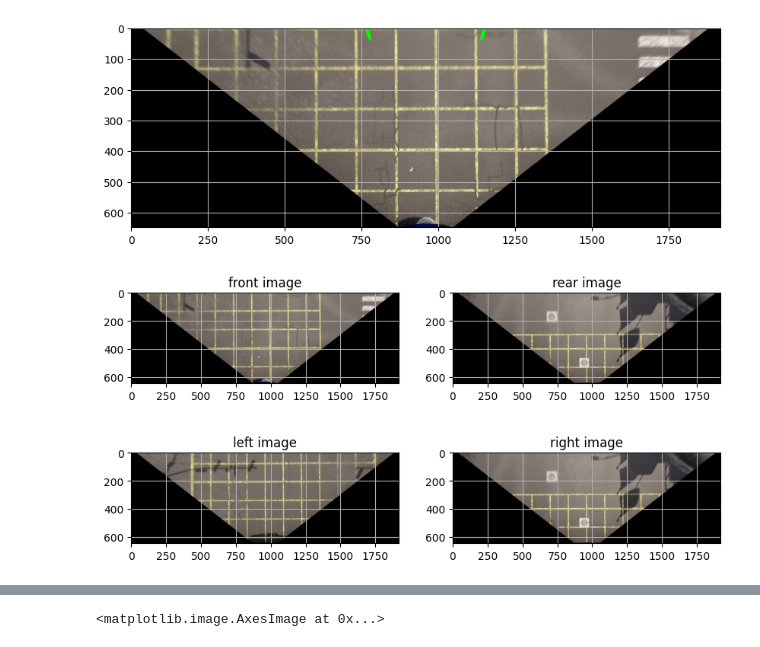
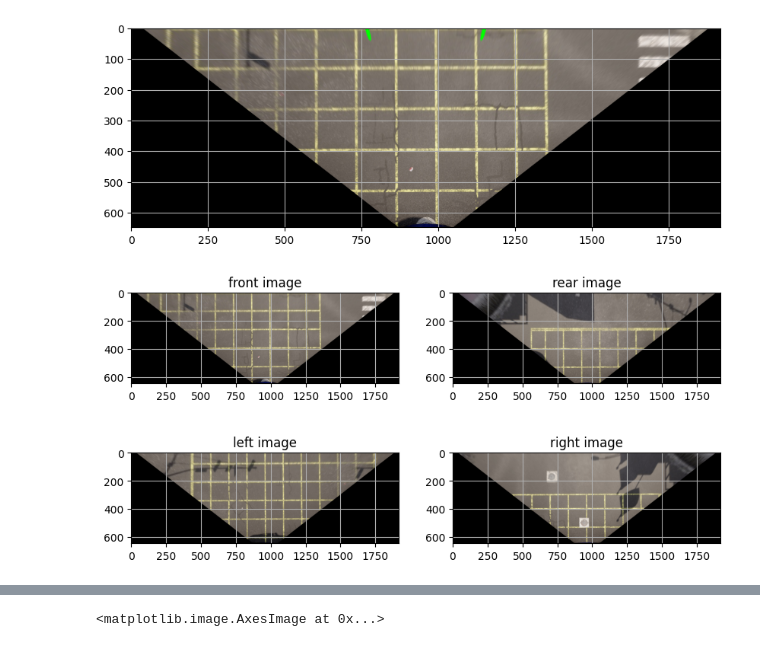
Before and after one commit to jinbeomjeong/surround_view, a Jupyter notebook: surround_view.ipynb, the cells around one changed output, grey strips where cells are left out. Drawn from its saved outputs; the diff is of its cells as text; code cells hidden in the pictures.

```diff
--- a/surround_view.ipynb
+++ b/surround_view.ipynb
@@ -35,0 +26,12 @@ plt.tight_layout()
+# %%
+front_img = cv2.imread('save_img/front_img.jpg')
+front_img = cv2.cvtColor(front_img, cv2.COLOR_RGB2BGR)
+
+left_img = cv2.imread('save_img/left_img.jpg')
+left_img = cv2.cvtColor(left_img, cv2.COLOR_RGB2BGR)
+
+right_img = cv2.imread('save_img/right_img.jpg')
+right_img = cv2.cvtColor(right_img, cv2.COLOR_RGB2BGR)
+
+rear_img = cv2.imread('save_img/rear_img.jpg')
+rear_img = cv2.cvtColor(rear_img, cv2.COLOR_RGB2BGR)
@@ -90,26 +101,26 @@ for i in range(30):
 # %%
 fig, axis = plt.subplots(nrows=2, ncols=2)
 fig.set_size_inches(10, 5)
 axis[0, 0].imshow(front_dst)
 axis[0, 0].grid()
 axis[0, 0].set_title('front image')
 
-axis[0, 1].imshow(right_dst)
+axis[0, 1].imshow(rear_dst)
 axis[0, 1].grid()
 axis[0, 1].set_title('rear image')
 
 axis[1, 0].imshow(left_dst)
 axis[1, 0].grid()
 axis[1, 0].set_title('left image')
 
 axis[1, 1].imshow(right_dst)
 axis[1, 1].grid()
 axis[1, 1].set_title('right image')
 
 dst_img_list = [front_dst, rear_dst, left_dst, right_dst]
 dst_img_name_list =['front_dst.jpg', 'rear_dst.jpg','left_dst.jpg', 'right_dst.jpg']
 
 for img_name, img in zip(dst_img_name_list, dst_img_list):
-    cv2.imwrite(os.path.join('save_img', 'img_name'), cv2.cvtColor(img, cv2.COLOR_BGR2RGB))
+    cv2.imwrite('save_img/'+img_name, cv2.cvtColor(img, cv2.COLOR_BGR2RGB))
 # %% [output]
-[figure, old version]
+[figure, new version]
```
Also changed, not shown: parts of 18 cells of this notebook, 1 other file.
